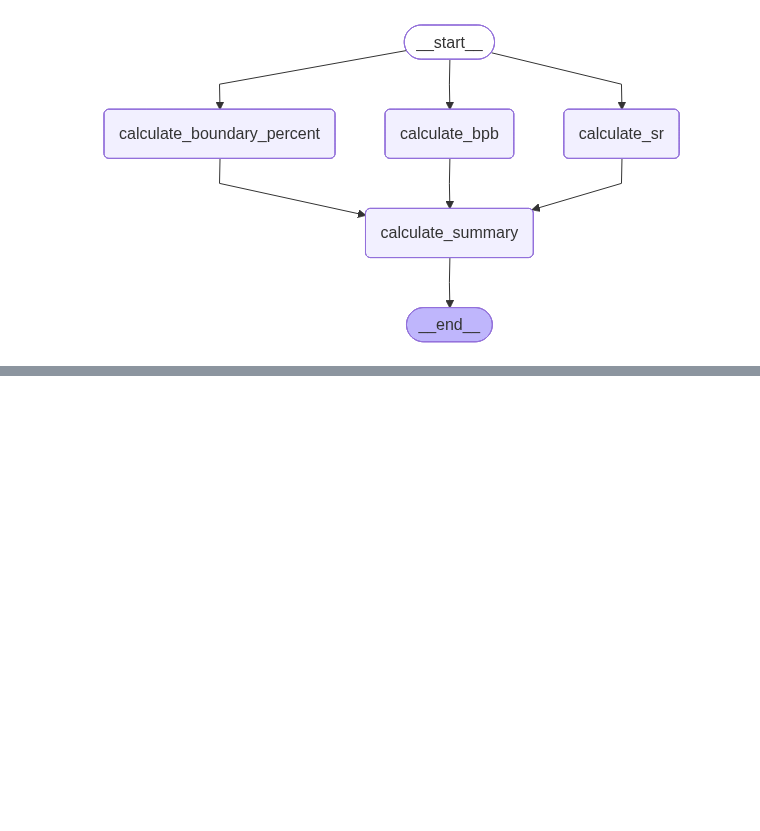
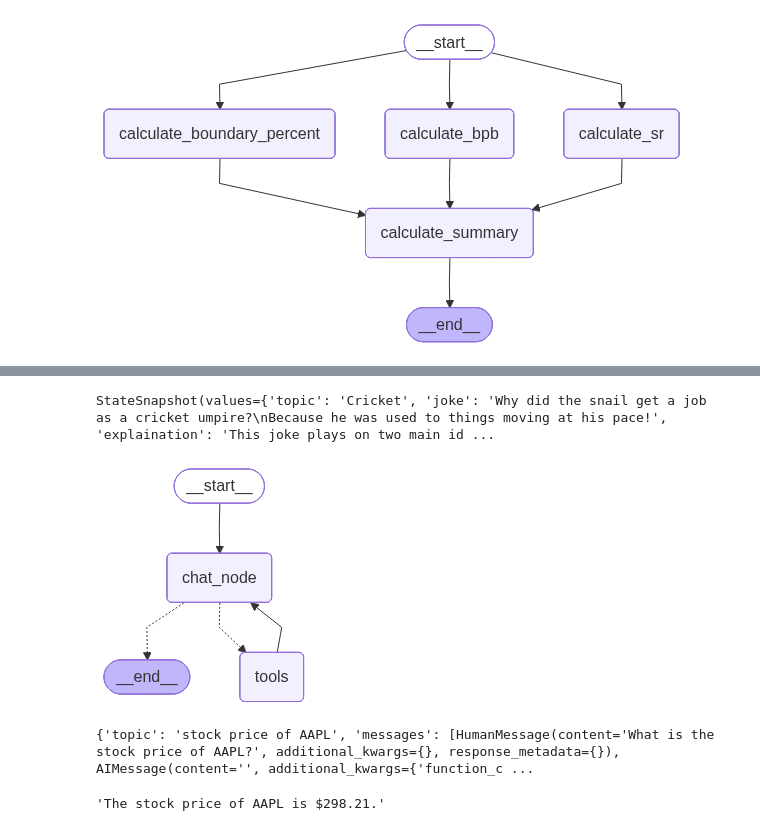
Before and after one commit to Pixelz123/genai, a Jupyter notebook: lg.ipynb, the cells around one changed output, grey strips where cells are left out. Saved outputs shown, nothing was run; the diff lists cells and outputs as text; code cells hidden in the pictures; blank space fills up the shorter version.

Commit message:
tools in langgraph and short-term memory

```diff
--- a/lg.ipynb
+++ b/lg.ipynb
@@ -223,0 +496,6 @@ final_state
+# %%
+try:
+  config4 = {"configurable":{"thread_id":"4"}}
+  workflow.invoke({'topic':"Cricket"},config=config4)
+except Exception as e:
+    print("Terminated")
@@ -223,0 +516,4 @@ final_state
+# %%
+workflow.get_state(config4)
+# %% [output]
+StateSnapshot(values={'topic': 'Cricket', 'joke': 'Why did the snail get a job as a cricket umpire?\nBecause he was used to things moving at his pace!', 'explaination': 'This joke plays on two main id ...
@@ -223,0 +557,42 @@ final_state
+# %%
+tools=[get_stock_price,calculator]
+llm_with_tools = llm.bind_tools(tools)
+# %%
+from langchain_core.messages import BaseMessage, HumanMessage
+from langgraph.graph.message import add_messages
+class ChatState(TypedDict):
+    topic: str
+    messages: Annotated[List[BaseMessage],operator.add]
+# %%
+from langgraph.prebuilt import ToolNode
+
+
+def chat_node(state: ChatState)->ChatState:
+    """ LLM node that may answer or reuest a tool call"""
+    messages= state['messages']
+    response = llm_with_tools.invoke(messages)
+    return {"messages":[response]}
+tool_node = ToolNode(tools)
+# %%
+from langgraph.prebuilt import tools_condition
+
+
+graph = StateGraph(ChatState)
+graph.add_node('chat_node',chat_node)
+graph.add_node("tools",tool_node)
+graph.add_edge(START,"chat_node")
+graph.add_conditional_edges("chat_node",tools_condition)
+graph.add_edge("tools","chat_node")
+workflow=graph.compile()
+workflow
+# %% [output]
+[figure, added]
+# %%
+out=workflow.invoke({"topic":"stock price of AAPL","messages":[HumanMessage(content="What is the stock price of AAPL?")]})
+print(out)
+# %% [output]
+{'topic': 'stock price of AAPL', 'messages': [HumanMessage(content='What is the stock price of AAPL?', additional_kwargs={}, response_metadata={}), AIMessage(content='', additional_kwargs={'function_c ...
+# %%
+out["messages"][-1].content
+# %% [output]
+'The stock price of AAPL is $298.21.'
```
Also changed, not shown: parts of 41 cells of this notebook, 1 other file.
